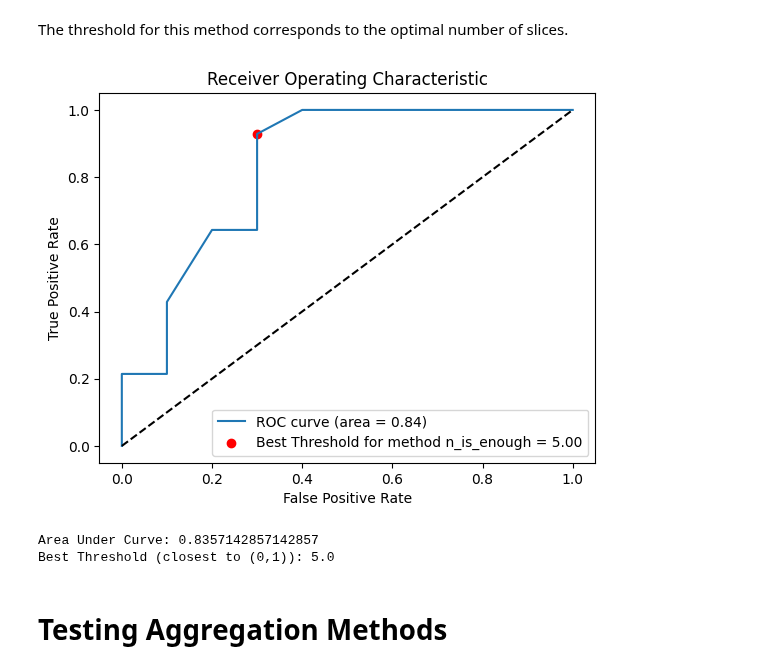
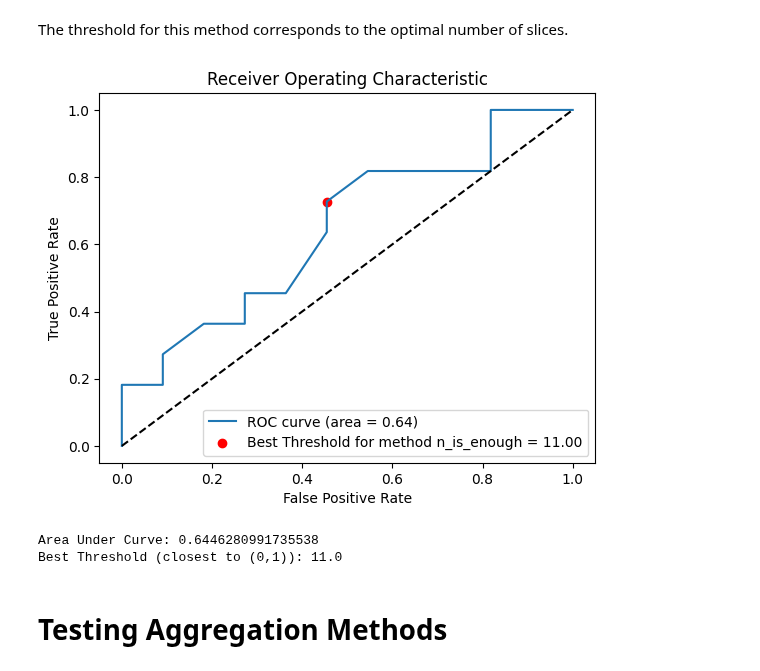
Before and after one commit to rafael-andre1/AI-for-Interstitial-Lung-Disease-Classification, a Jupyter notebook: 4 - modelDevelopment/4.2 - evalAsPatient/aggregateProbabilities.ipynb, the cells around one changed output. Cells and saved outputs as stored; diff of their text form; code cells hidden in the pictures.

```diff
--- a/4 - modelDevelopment/4.2 - evalAsPatient/aggregateProbabilities.ipynb
+++ b/4 - modelDevelopment/4.2 - evalAsPatient/aggregateProbabilities.ipynb
@@ -87,11 +87,14 @@ class FibrosisDataset(Dataset):
         # Guarantee compatibility
         if self.gauss or self.albumentations: image = image.astype(np.float32)
 
+        # Already has resize prior to augments
+        if self.albumentations:
+            stacked_aug = self.albumentations(image=image)
+            image = stacked_aug['image']
+
         # Applies necessary ResNet input transformations
         if self.transform:
             image = self.transform(image)
-        if self.target_transform:
-            label = self.target_transform(label)
 
         return image, label, patient_id
 # %% [markdown]
@@ -605,11 +590,11 @@ Best Threshold (closest to (0,1)): 0.13636363636363635
 # %% [markdown]
 The threshold for this method corresponds to the optimal number of slices.
 # %%
-n_thresh, n_roc_auc = getROCAggregate(resnet_eval, test_dataset, threshold_eval, aggregate_criteria="n_is_enough")
+n_thresh, n_roc_auc = getROCAggregate(resnet_eval, val_dataset, threshold_eval, aggregate_criteria="n_is_enough")
 # %% [output]
-[figure, old version]
+[figure, new version]
-Area Under Curve: 0.8357142857142857
-Best Threshold (closest to (0,1)): 5.0
+Area Under Curve: 0.6446280991735538
+Best Threshold (closest to (0,1)): 11.0
 # %% [markdown]
 # Testing Aggregation Methods
 # %%
```
Also changed, not shown: parts of 11 cells of this notebook, 7 other files.
